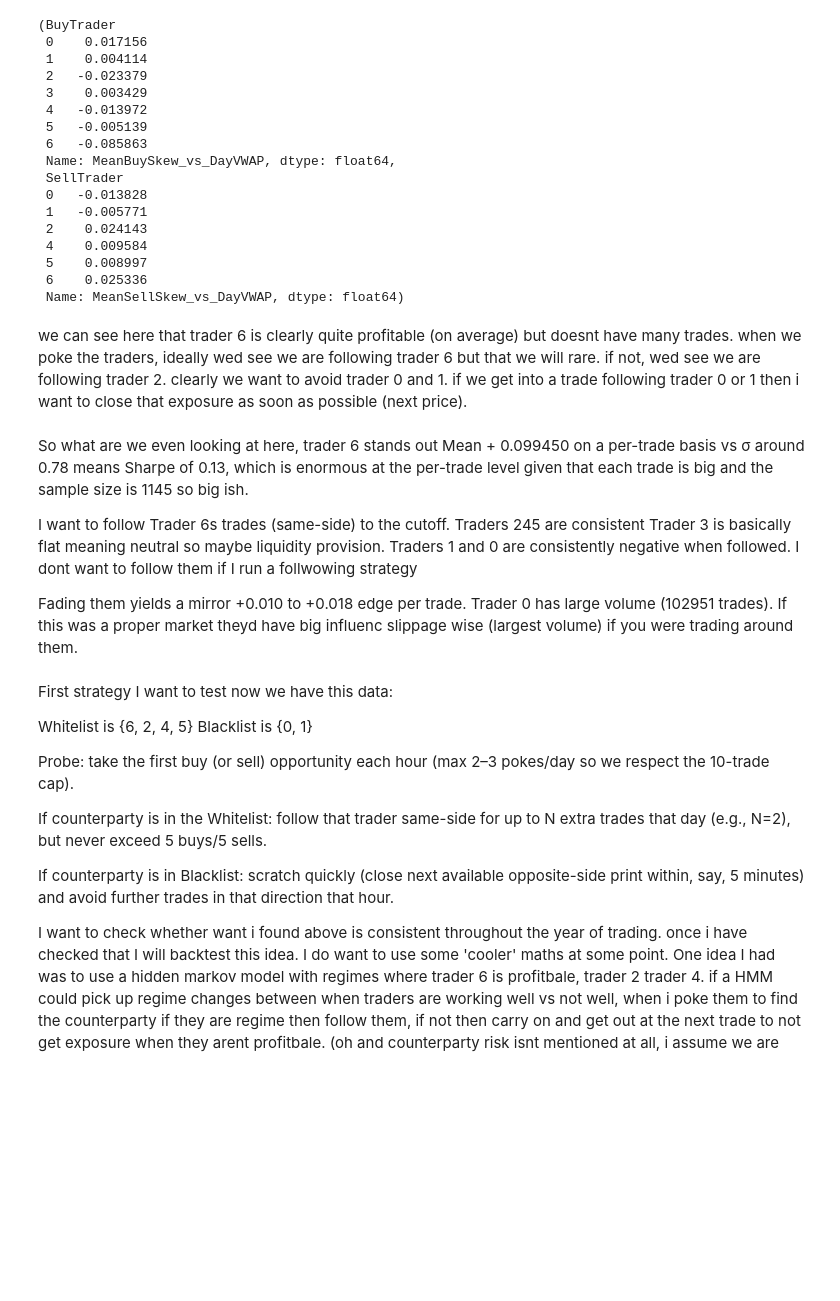
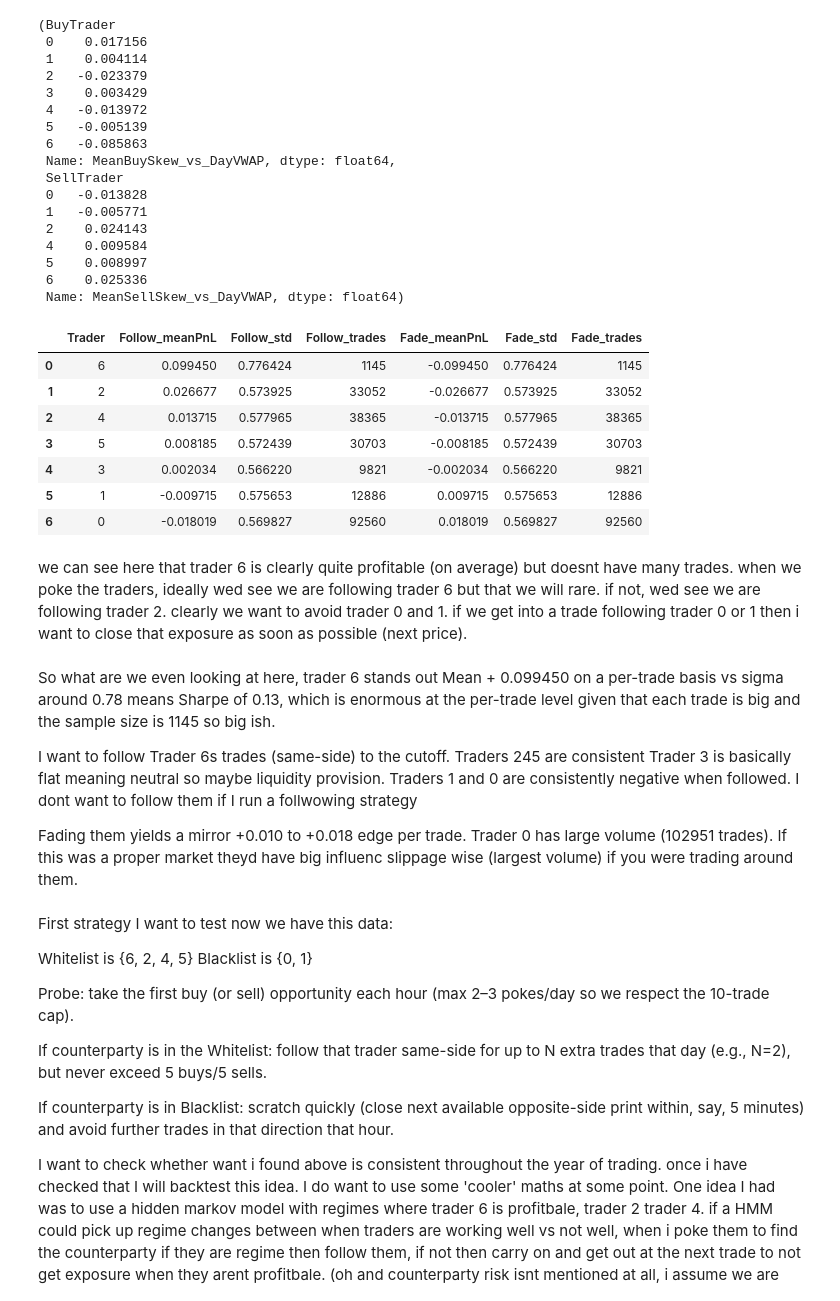
Before and after one commit to FreddieLewin23/FreddieLewin23, a Jupyter notebook: version2_sig_data_exercise.ipynb, the cells around one changed output. Saved outputs shown, nothing was run; the diff lists cells and outputs as text; code cells hidden in the pictures; blank space fills up the shorter version.

```diff
--- a/version2_sig_data_exercise.ipynb
+++ b/version2_sig_data_exercise.ipynb
@@ -202,11 +202,22 @@ for tr in per_trader_df["Trader"]:
         "Fade_trades": fad_n
     })
 ff_df = pd.DataFrame(ff_rows).sort_values("Follow_meanPnL", ascending=False).reset_index(drop=True)
+# %%
+ff_df
+# %% [output]
+|  | Trader | Follow_meanPnL | Follow_std | Follow_trades | Fade_meanPnL | Fade_std | Fade_trades |
+| 0 | 6 | 0.099450 | 0.776424 | 1145 | -0.099450 | 0.776424 | 1145 |
+| 1 | 2 | 0.026677 | 0.573925 | 33052 | -0.026677 | 0.573925 | 33052 |
+| 2 | 4 | 0.013715 | 0.577965 | 38365 | -0.013715 | 0.577965 | 38365 |
+| 3 | 5 | 0.008185 | 0.572439 | 30703 | -0.008185 | 0.572439 | 30703 |
+| 4 | 3 | 0.002034 | 0.566220 | 9821 | -0.002034 | 0.566220 | 9821 |
+| 5 | 1 | -0.009715 | 0.575653 | 12886 | 0.009715 | 0.575653 | 12886 |
+| 6 | 0 | -0.018019 | 0.569827 | 92560 | 0.018019 | 0.569827 | 92560 |
 # %% [markdown]
 we can see here that trader 6 is clearly quite profitable (on average) but doesnt have many trades. when we poke the traders, ideally wed see we are following trader 6 but that we will rare. if not, wed see we are following trader 2. clearly we want to avoid trader 0 and 1. if we get into a trade following trader 0 or 1 then i want to close that exposure as soon as possible (next price).
 # %% [markdown]
 So what are we even looking at here, trader 6 stands out
-Mean + 0.099450 on a per-trade basis vs σ around 0.78 means Sharpe of  0.13, which is enormous at the per-trade level given that each trade is big and the sample size is 1145 so big ish.
+Mean + 0.099450 on a per-trade basis vs sigma around 0.78 means Sharpe of  0.13, which is enormous at the per-trade level given that each trade is big and the sample size is 1145 so big ish.
 
 I want to follow Trader 6s trades (same-side) to the cutoff.
 Traders 245 are consistent
```
Also changed, not shown: parts of 11 cells of this notebook.
